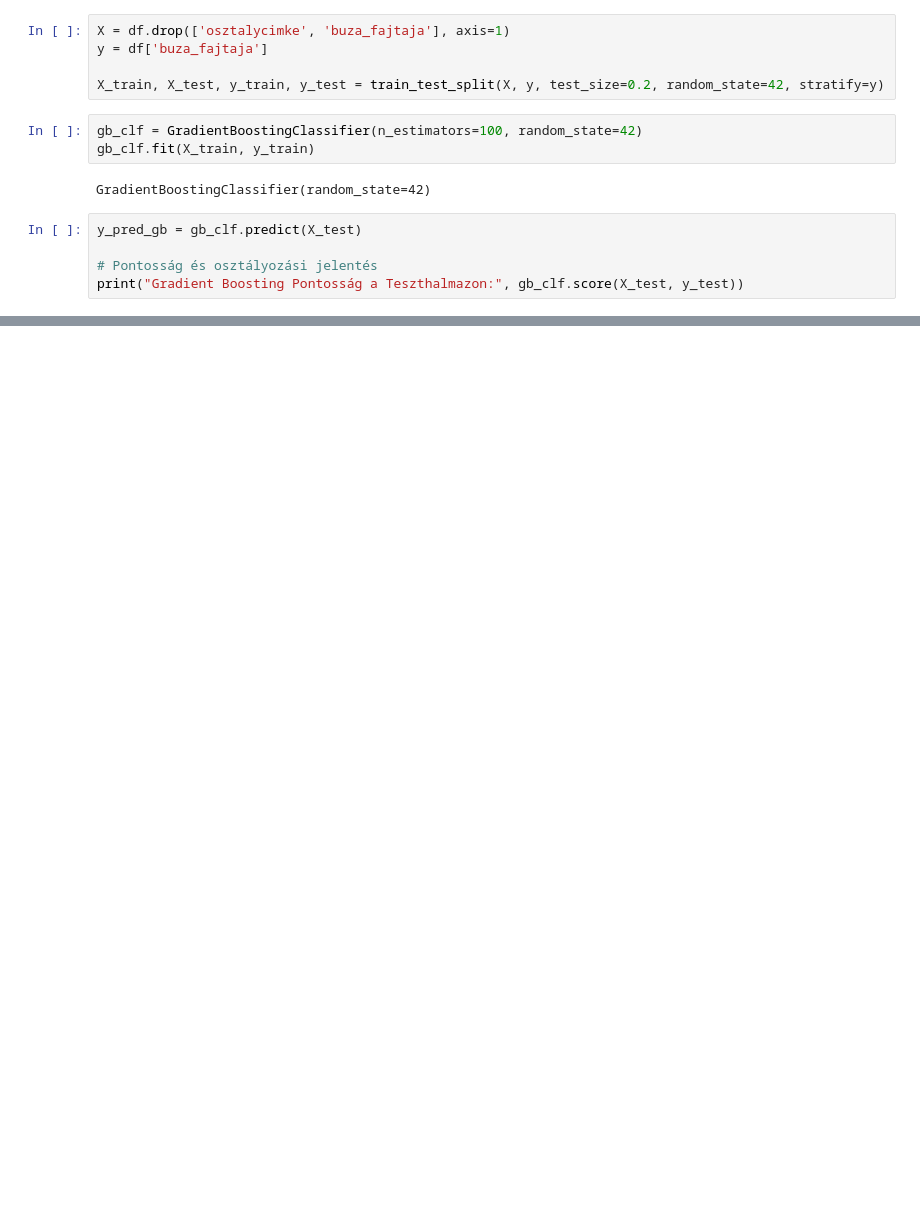
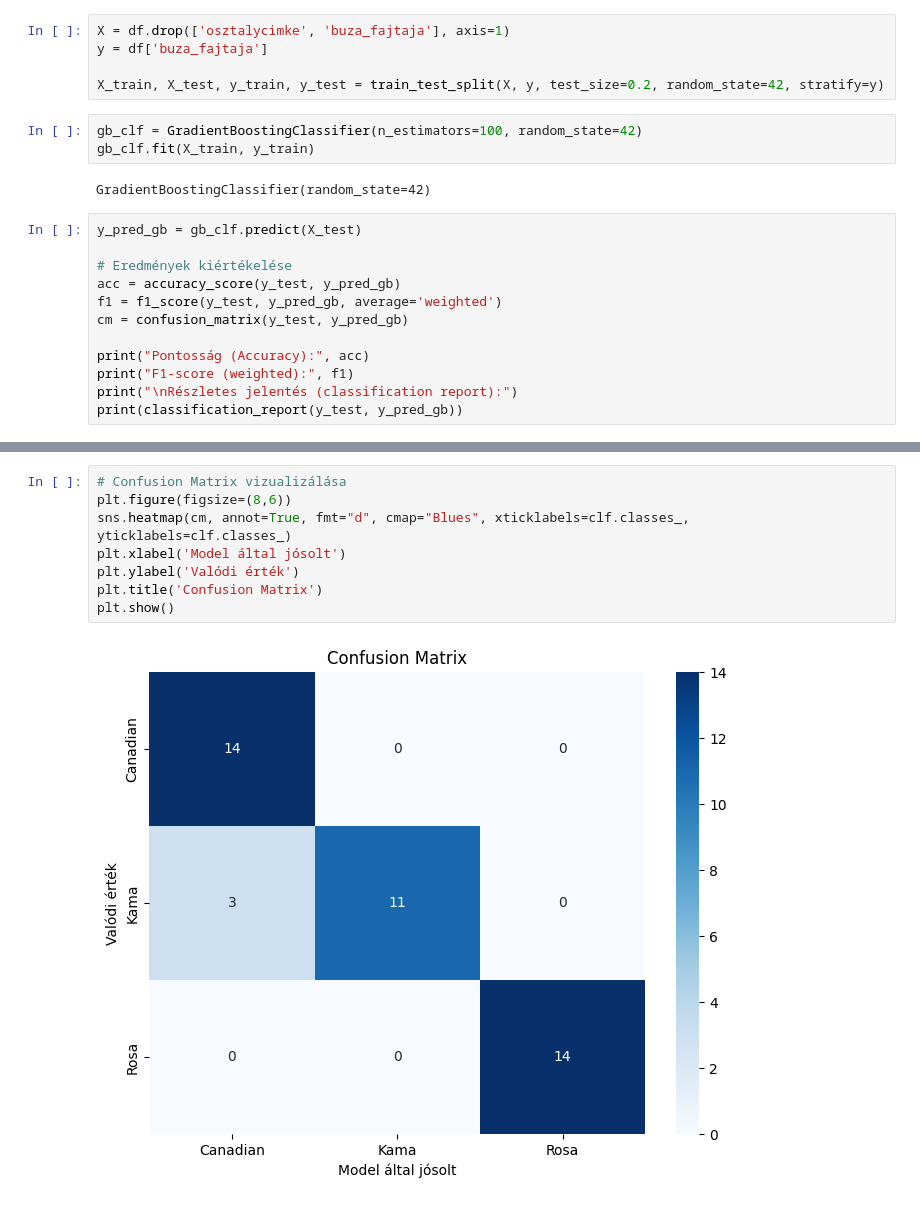
Before and after one commit to lacithelaci/oktatas, a Jupyter notebook: egyetemi_feleves_cuccok/4_szemeszter/big data/beadando/beadando.ipynb, the cells around one changed output, grey strips where cells are left out. Drawn from its saved outputs; the diff is of its cells as text; blank space fills up the shorter version.

```diff
--- a/egyetemi_feleves_cuccok/4_szemeszter/big data/beadando/beadando.ipynb
+++ b/egyetemi_feleves_cuccok/4_szemeszter/big data/beadando/beadando.ipynb
@@ -512,6 +542,13 @@ GradientBoostingClassifier(random_state=42)
 # %%
 y_pred_gb = gb_clf.predict(X_test)
 
-# Pontosság és osztályozási jelentés
-print("Gradient Boosting Pontosság a Teszthalmazon:", gb_clf.score(X_test, y_test))
+# Eredmények kiértékelése
+acc = accuracy_score(y_test, y_pred_gb)
+f1 = f1_score(y_test, y_pred_gb, average='weighted')
+cm = confusion_matrix(y_test, y_pred_gb)
+
+print("Pontosság (Accuracy):", acc)
+print("F1-score (weighted):", f1)
+print("\nRészletes jelentés (classification report):")
+print(classification_report(y_test, y_pred_gb))
 # %% [output]
@@ -518,0 +568,10 @@ Gradient Boosting Pontosság a Teszthalmazon: 0.9285714285714286
+# %%
+# Confusion Matrix vizualizálása
+plt.figure(figsize=(8,6))
+sns.heatmap(cm, annot=True, fmt="d", cmap="Blues", xticklabels=clf.classes_, yticklabels=clf.classes_)
+plt.xlabel('Model által jósolt')
+plt.ylabel('Valódi érték')
+plt.title('Confusion Matrix')
+plt.show()
+# %% [output]
+[figure, added]
```
Also changed, not shown: parts of 5 cells of this notebook.
